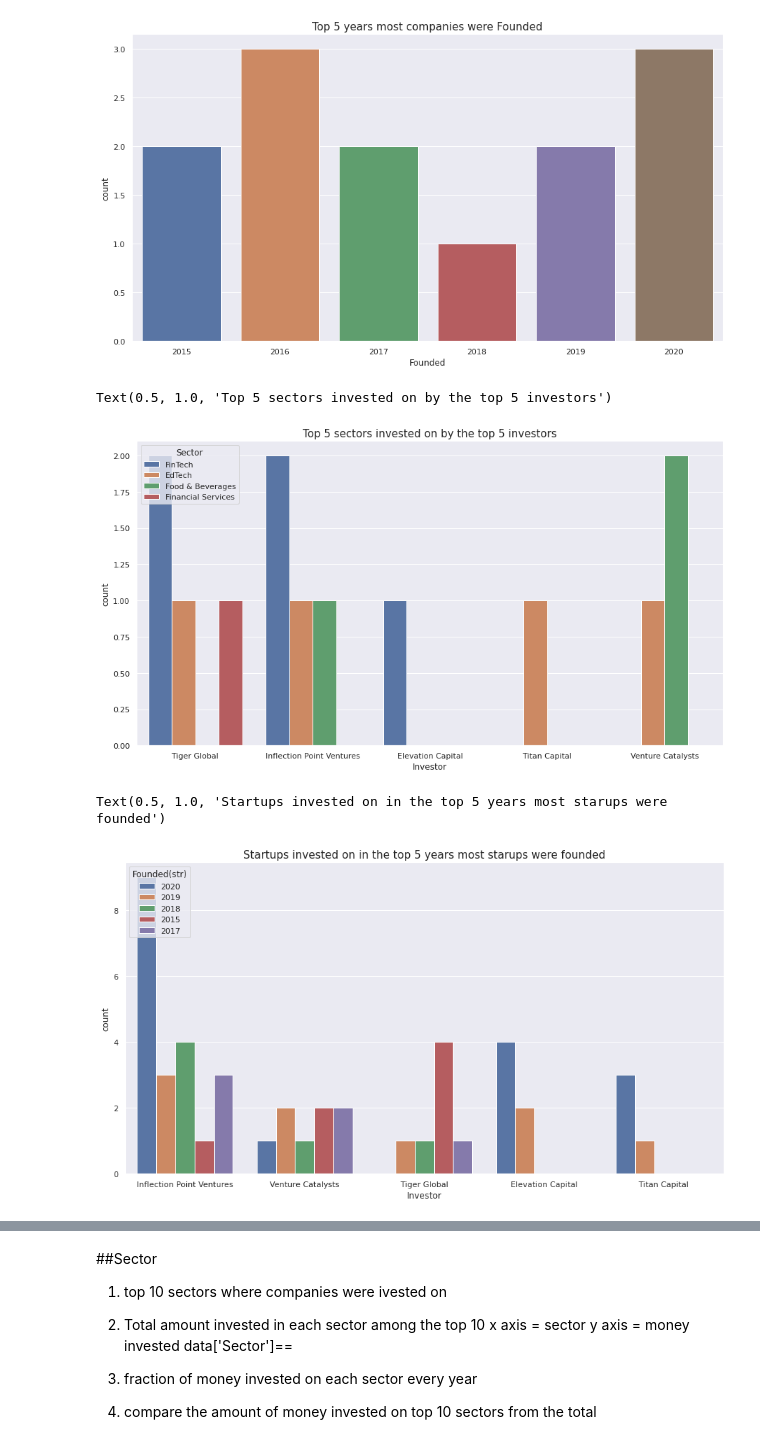
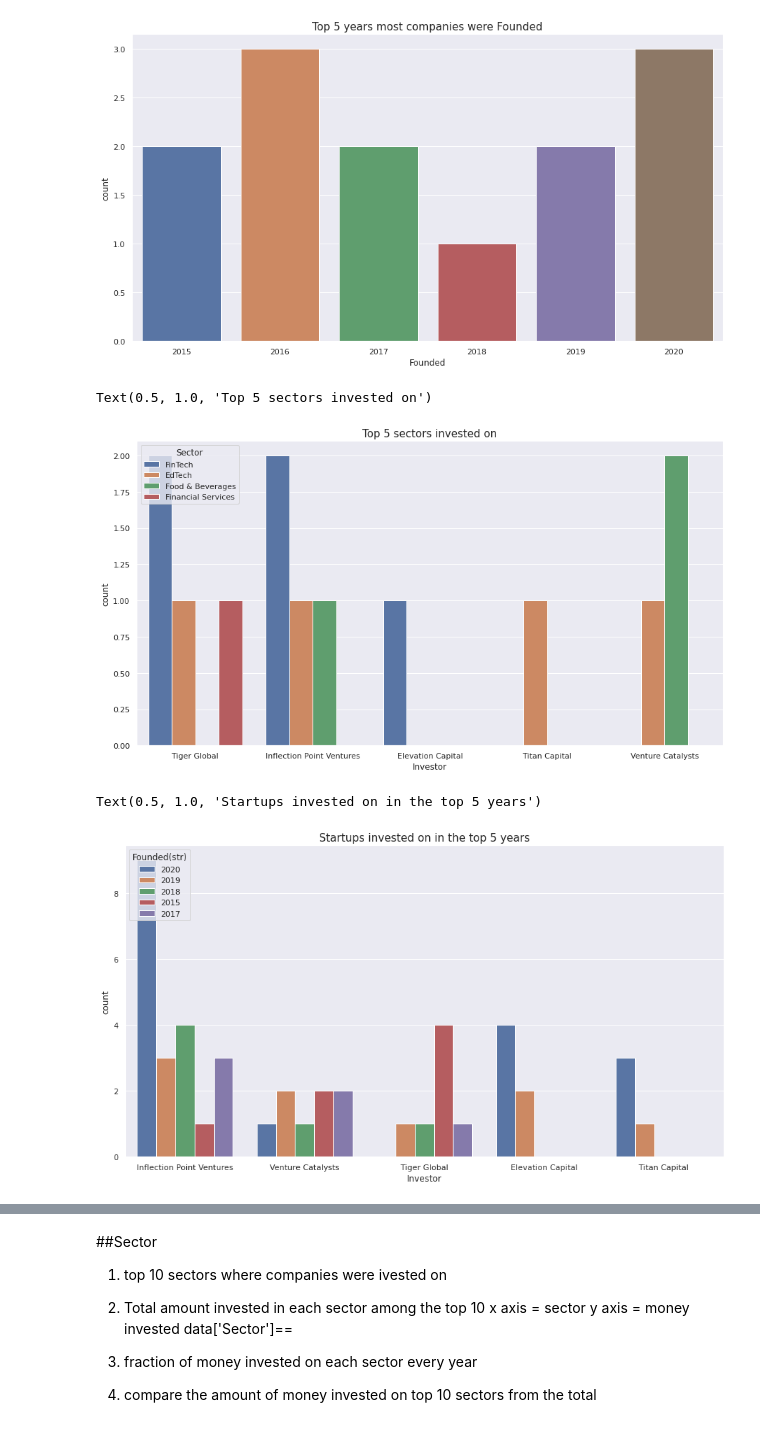
Before and after one commit to mungutiwilliam/Indian-Startups-dataset-analysis, a Jupyter notebook: Indian_Startups_Funding_&_Investors_analysis_ (1).ipynb, the cells around one changed output, grey strips where cells are left out. Saved outputs shown, nothing was run; the diff lists cells and outputs as text; code cells hidden in the pictures.

```diff
--- a/Indian_Startups_Funding_&_Investors_analysis_ (1).ipynb
+++ b/Indian_Startups_Funding_&_Investors_analysis_ (1).ipynb
@@ -1949,14 +1955,15 @@ Text(0.5, 1.0, 'Top 5 years most companies were Founded')
 # %%
 # top 5 sectors invested on by the top 5 investors
 sns.countplot(x='Investor',hue='Sector',data = data[(data['Investor'].isin(top_5_investors))  & (data['Sector'].isin(top_5_sectors))])
-plt.title('Top 5 sectors invested on by the top 5 investors',  fontsize = 15)
+plt.title('Top 5 sectors invested on',  fontsize = 15)
 # %% [output]
-Text(0.5, 1.0, 'Top 5 sectors invested on by the top 5 investors')
+Text(0.5, 1.0, 'Top 5 sectors invested on')
-[figure, old version]
+[figure, new version]
 # %%
+
 # top 5 years the investors invested on mostly
 sns.countplot(x='Investor',hue='Founded(str)',data = data[(data['Investor'].isin(top_5_investors))  & (data['Founded'].isin(top_5_years))])
-plt.title('Startups invested on in the top 5 years most starups were founded', fontsize = 15)
+plt.title('Startups invested on in the top 5 years', fontsize = 15)
 # %% [output]
-Text(0.5, 1.0, 'Startups invested on in the top 5 years most starups were founded')
+Text(0.5, 1.0, 'Startups invested on in the top 5 years')
-[figure, old version]
+[figure, new version]
```
Also changed, not shown: parts of 19 cells of this notebook.
